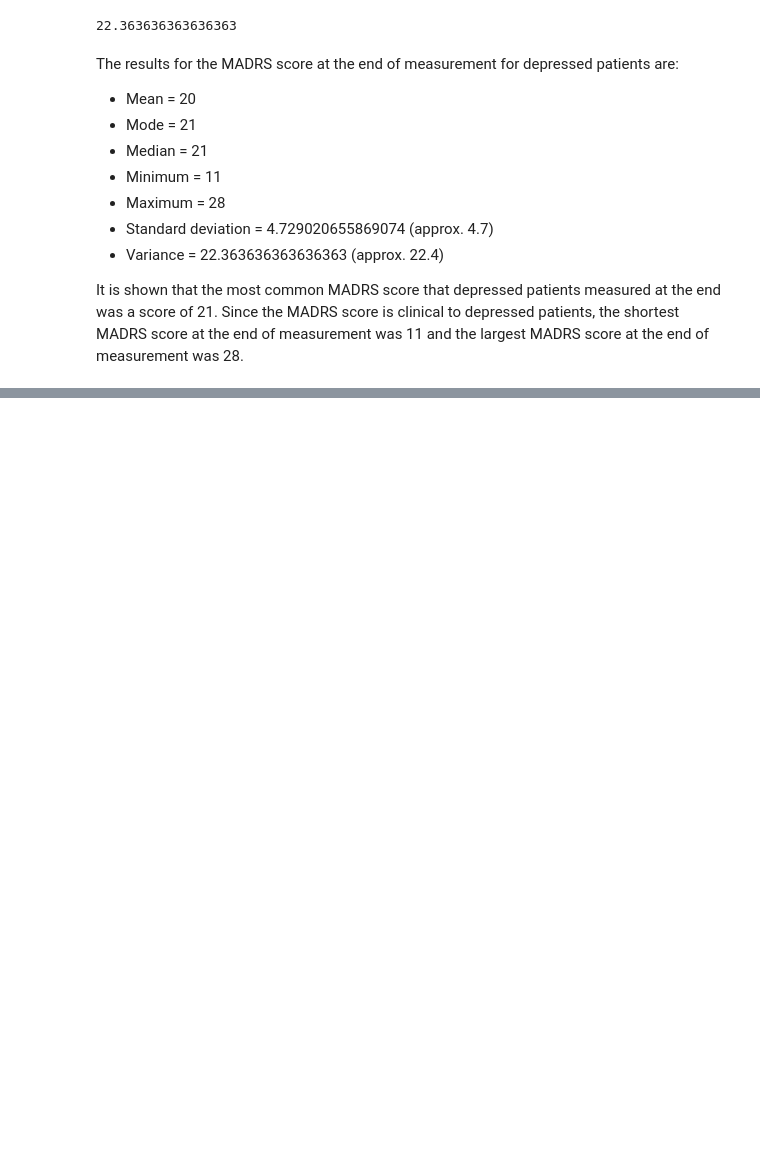
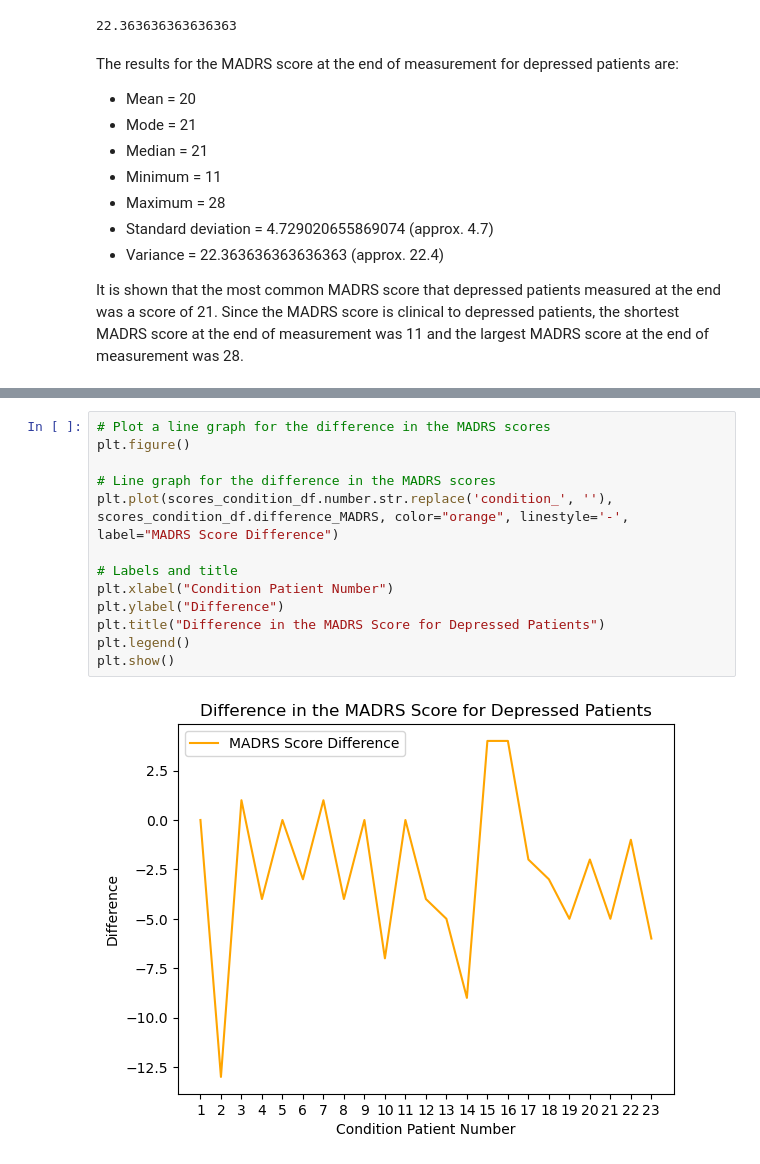
Before and after one commit to KADev2022/CS3IP, a Jupyter notebook: Statistical Analysis Experiment for Depression.ipynb, the cells around one changed output, grey strips where cells are left out. Saved outputs shown, nothing was run; the diff lists cells and outputs as text; blank space fills up the shorter version.

Commit message:
Plotted graphs for analysing MADRS score for depressed patients

```diff
--- a/Statistical Analysis Experiment for Depression.ipynb
+++ b/Statistical Analysis Experiment for Depression.ipynb
@@ -701,0 +729,15 @@ From the output, there a lot of depressed patients who have a negative differenc
+# %%
+# Plot a line graph for the difference in the MADRS scores
+plt.figure()
+
+# Line graph for the difference in the MADRS scores
+plt.plot(scores_condition_df.number.str.replace('condition_', ''), scores_condition_df.difference_MADRS, color="orange", linestyle='-', label="MADRS Score Difference")
+
+# Labels and title
+plt.xlabel("Condition Patient Number")
+plt.ylabel("Difference")
+plt.title("Difference in the MADRS Score for Depressed Patients")
+plt.legend()
+plt.show()
+# %% [output]
+[figure, added]
```
Also changed, not shown: parts of 23 cells of this notebook.
